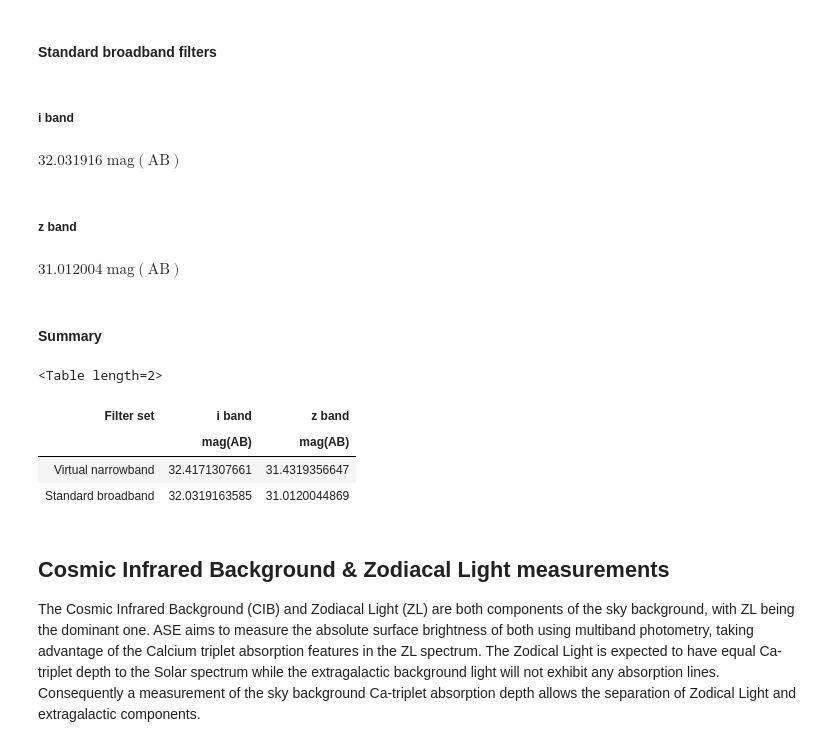
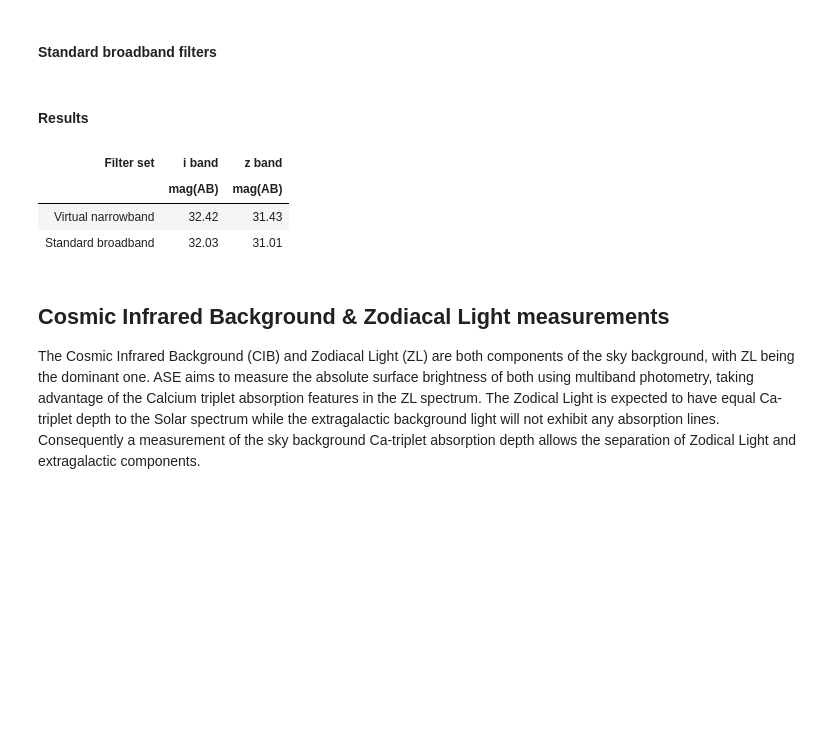
Before and after one commit to AstroHuntsman/gunagala, a Jupyter notebook: examples/Australian Space Eye 2017.ipynb, the cells around one changed output. Drawn from its saved outputs; the diff is of its cells as text; code cells hidden in the pictures; blank space fills up the shorter version.

```diff
--- a/examples/Australian Space Eye 2017.ipynb
+++ b/examples/Australian Space Eye 2017.ipynb
@@ -21,5 +22,11 @@ import matplotlib.pyplot as plt
 import astropy.units as u
 from astropy.table import Table
+# %%
+# Minimal, uncluttered notebook display of astropy Tables
+def show_no_dtype(astropy_table):
+    return HTML('\n'.join(astropy_table.pformat(html=True,
+                                                show_dtype=False,
+                                                tableclass="table-condensed table-bordered")))
 # %% [markdown]
 ## Import gunagala
 
@@ -406,39 +364,30 @@ filter_fraction = 1 / 4
-# %% [markdown]
-##### i band
 # %%
+filter_fraction = 1 / 4
+
 iamb = ase_2017.extended_source_limit(total_exp_time = 1 * 30 * u.day * duty_cycle * filter_fraction,
                                       sub_exp_time = 40 * u.minute,
                                       filter_name = 'ase_i1',
                                       snr_target=1.0 / 60,
                                       calc_type='per arcsecond squared')
-iamb
+
+zamb = ase_2017.extended_source_limit(total_exp_time = 1 * 30 * u.day * duty_cycle * filter_fraction,
+                                      sub_exp_time = 40 * u.minute,
+                                      filter_name = 'ase_z3',
+                                      snr_target=1.0 / 60,
+                                      calc_type='per arcsecond squared')
-# %% [output]
-$32.031916 \; \mathrm{mag}$$\mathrm{\left( \mathrm{AB} \right)}$
-# %% [markdown]
-##### z band
-# %%
-zamb = ase_2017.extended_source_limit(total_exp_time = 1 * 30 * u.day * duty_cycle * filter_fraction,
-                                      sub_exp_time = 40 * u.minute,
-                                      filter_name = 'ase_z3',
-                                      snr_target=1.0 / 60,
-                                      calc_type='per arcsecond squared')
-zamb
-# %% [output]
-$31.012004 \; \mathrm{mag}$$\mathrm{\left( \mathrm{AB} \right)}$
 # %% [markdown]
-#### Summary
+#### Results
 # %%
 t2 = Table(data = (('Virtual narrowband', 'Standard broadband'),
-                   u.Quantity((iamv, iamb)),
-                   u.Quantity((zamv, zamb))),
+                   u.Quantity((iamv, iamb)).round(decimals=2),
+                   u.Quantity((zamv, zamb)).round(decimals=2)),
            names=('Filter set', 'i band', 'z band'))
-t2.show_in_notebook(show_row_index=False)
+show_no_dtype(t2)
 # %% [output]
-<Table length=2>
 | Filter set | i band | z band |
 |  | mag(AB) | mag(AB) |
-| Virtual narrowband | 32.4171307661 | 31.4319356647 |
-| Standard broadband | 32.0319163585 | 31.0120044869 |
+| Virtual narrowband | 32.42 | 31.43 |
+| Standard broadband | 32.03 | 31.01 |
 # %% [markdown]
 ## Cosmic Infrared Background & Zodiacal Light measurements
 
```
Also changed, not shown: parts of 30 cells of this notebook.
